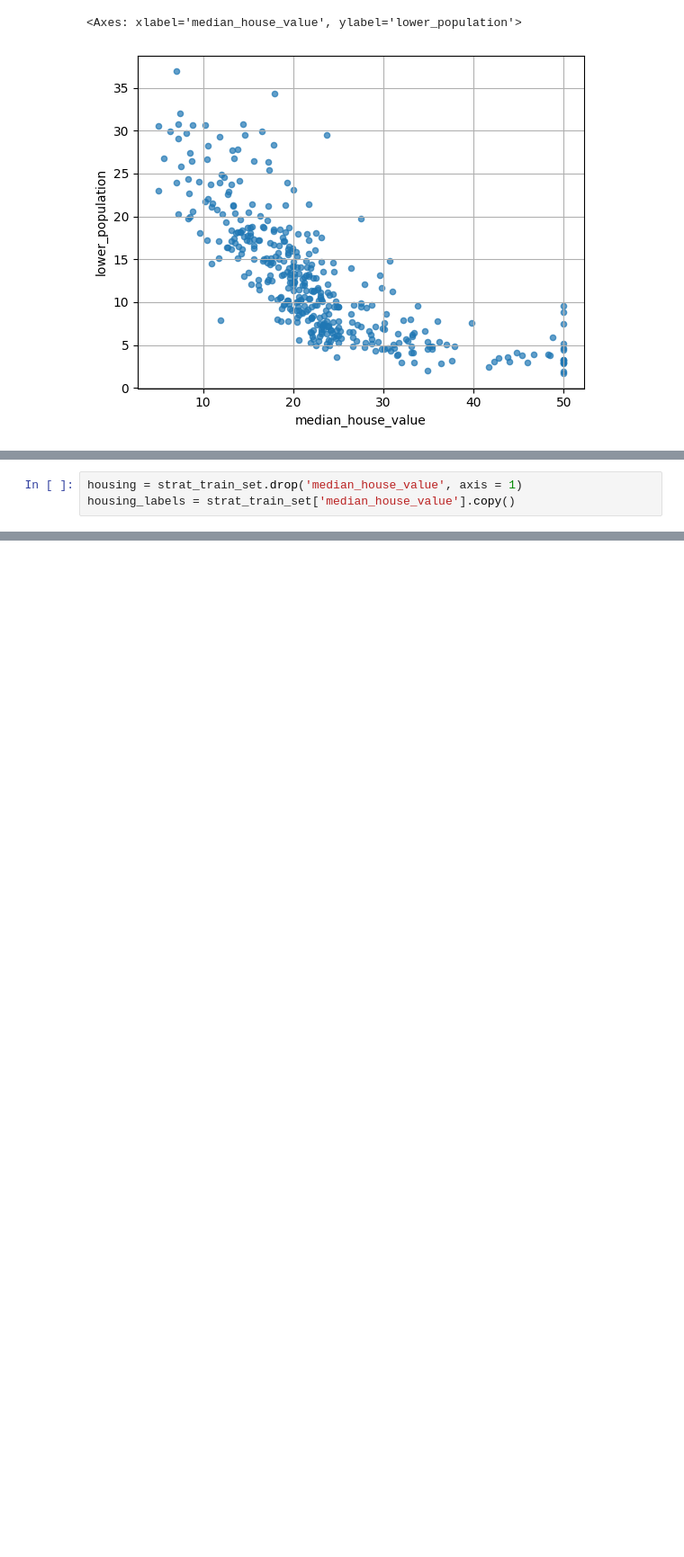
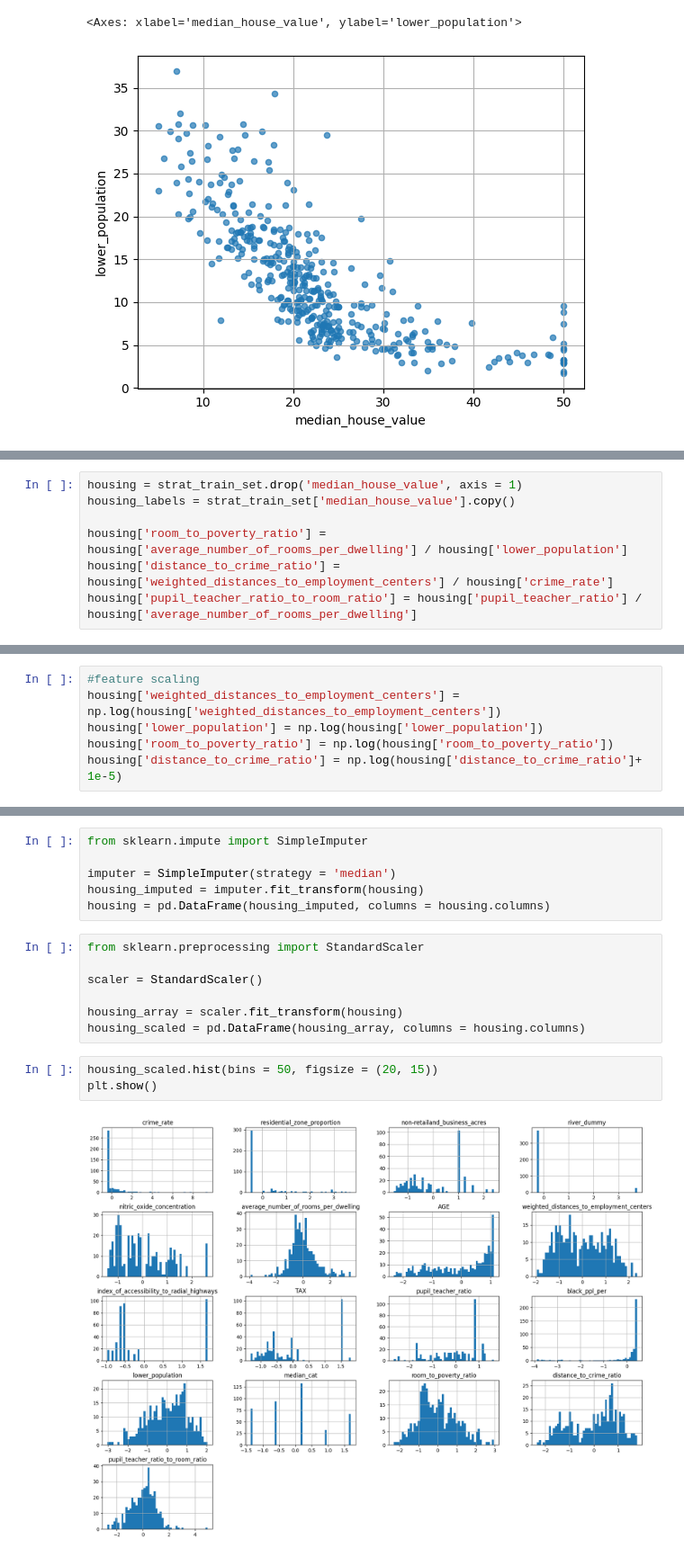
Before and after one commit to maciekpojedynski/housing-boston-prediction, a Jupyter notebook: housing_boston_prediction.ipynb, the cells around one changed output, grey strips where cells are left out. Shown at 90% size. Drawn from its saved outputs; the diff is of its cells as text; blank space fills up the shorter version.

```diff
--- a/housing_boston_prediction.ipynb
+++ b/housing_boston_prediction.ipynb
@@ -226,3 +246,7 @@ dtype: float64
 # %%
 housing = strat_train_set.drop('median_house_value', axis = 1)
 housing_labels = strat_train_set['median_house_value'].copy()
+
+housing['room_to_poverty_ratio'] = housing['average_number_of_rooms_per_dwelling'] / housing['lower_population']
+housing['distance_to_crime_ratio'] = housing['weighted_distances_to_employment_centers'] / housing['crime_rate']
+housing['pupil_teacher_ratio_to_room_ratio'] = housing['pupil_teacher_ratio'] / housing['average_number_of_rooms_per_dwelling']
@@ -228,0 +277,6 @@ housing_labels = strat_train_set['median_house_value'].copy()
+# %%
+#feature scaling
+housing['weighted_distances_to_employment_centers'] = np.log(housing['weighted_distances_to_employment_centers'])
+housing['lower_population'] = np.log(housing['lower_population'])
+housing['room_to_poverty_ratio'] = np.log(housing['room_to_poverty_ratio'])
+housing['distance_to_crime_ratio'] = np.log(housing['distance_to_crime_ratio']+ 1e-5)
@@ -228,0 +297,18 @@ housing_labels = strat_train_set['median_house_value'].copy()
+# %%
+from sklearn.impute import SimpleImputer
+
+imputer = SimpleImputer(strategy = 'median')
+housing_imputed = imputer.fit_transform(housing)
+housing = pd.DataFrame(housing_imputed, columns = housing.columns)
+# %%
+from sklearn.preprocessing import StandardScaler
+
+scaler = StandardScaler()
+
+housing_array = scaler.fit_transform(housing)
+housing_scaled = pd.DataFrame(housing_array, columns = housing.columns)
+# %%
+housing_scaled.hist(bins = 50, figsize = (20, 15))
+plt.show()
+# %% [output]
+[figure, added]
```
Also changed, not shown: parts of 5 cells of this notebook.
